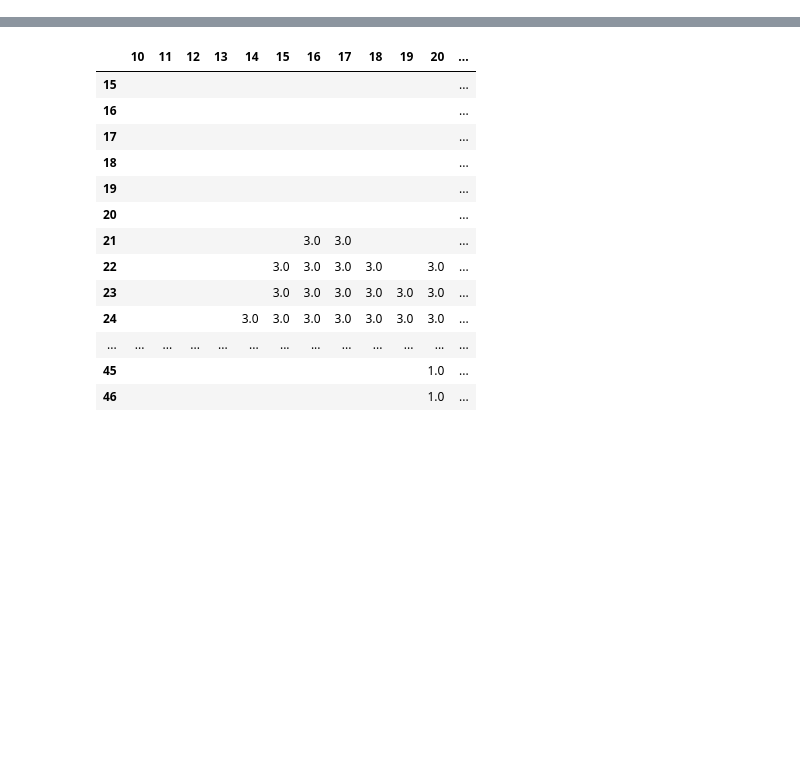
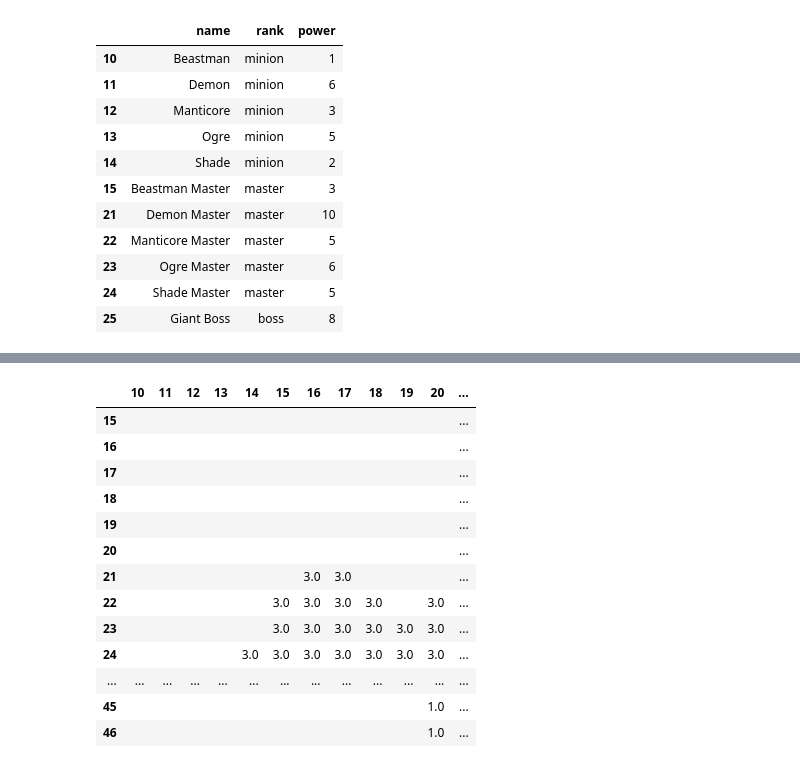
Before and after one commit to KevinCarr42/Descent_AI, a Jupyter notebook: game_testing.ipynb, the cells around one changed output, grey strips where cells are left out. Cells and saved outputs as stored; diff of their text form; code cells hidden in the pictures; blank space fills up the shorter version.

```diff
--- a/game_testing.ipynb
+++ b/game_testing.ipynb
@@ -8,3 +8,20 @@ from IPython.core.display import display, HTML
 display(HTML("<style>.container { width:100% !important; }</style>"))
 pd.set_option('display.max_colwidth', 1000)
 pd.set_option('display.max_columns', None)
+# %%
+m = Monsters(use_all_minis=True)
+m.calc_total_power(m.minis[:-1])
+m._DATA[['name', 'rank', 'power']]
+# %% [output]
+|  | name | rank | power |
+| 10 | Beastman | minion | 1 |
+| 11 | Demon | minion | 6 |
+| 12 | Manticore | minion | 3 |
+| 13 | Ogre | minion | 5 |
+| 14 | Shade | minion | 2 |
+| 15 | Beastman Master | master | 3 |
+| 21 | Demon Master | master | 10 |
+| 22 | Manticore Master | master | 5 |
+| 23 | Ogre Master | master | 6 |
+| 24 | Shade Master | master | 5 |
+| 25 | Giant Boss | boss | 8 |
```
Also changed, not shown: parts of 3 cells of this notebook, 3 other files.
